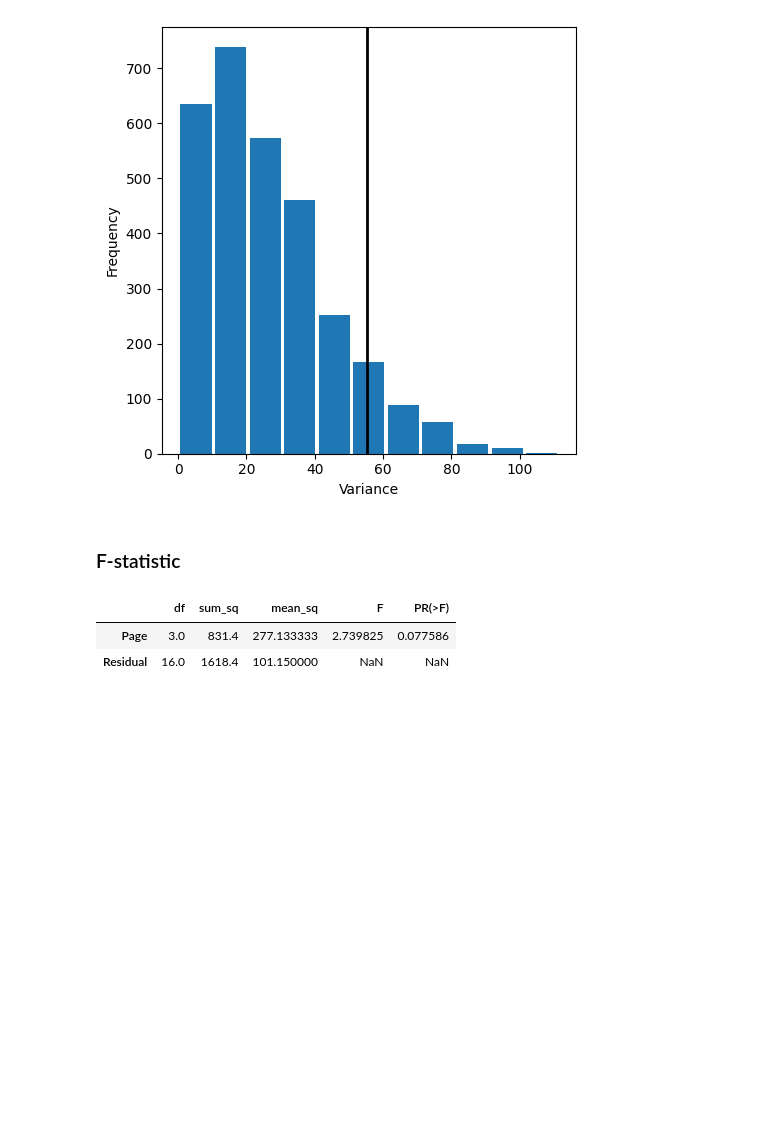
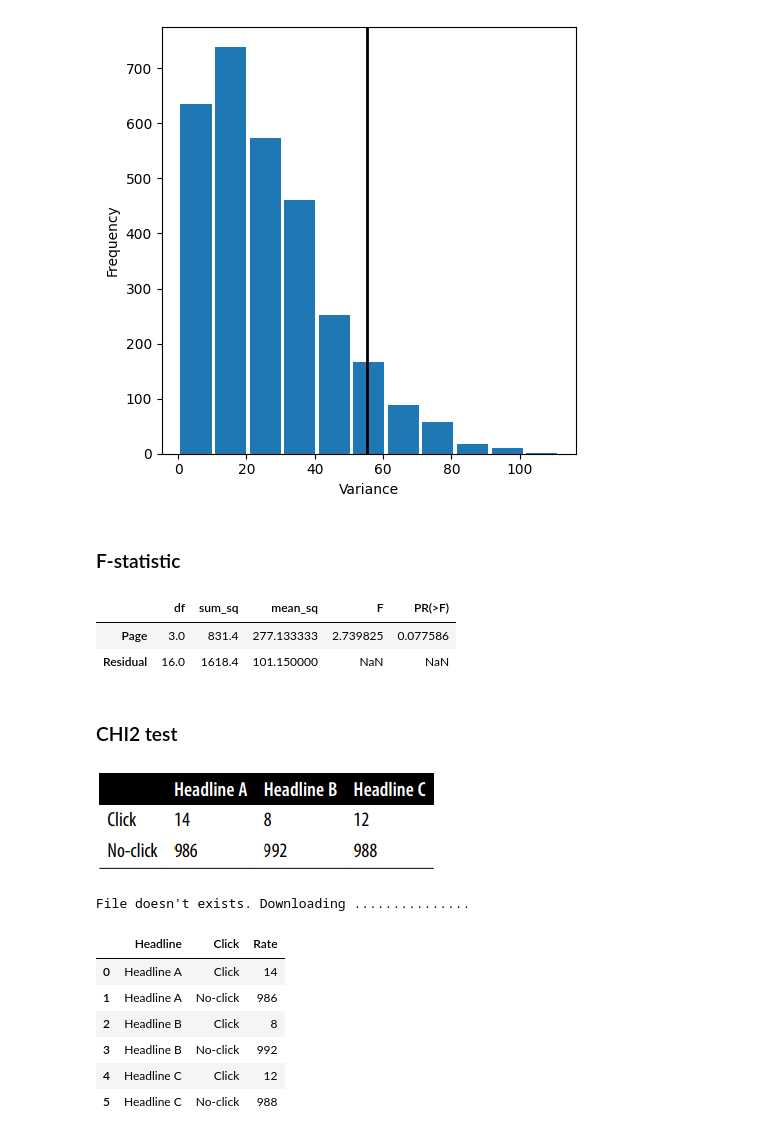
Before and after one commit to RijalChirayu/PracticalStatisitcs, a Jupyter notebook: chapter_3.ipynb, the cells around one changed output. Drawn from its saved outputs; the diff is of its cells as text; code cells hidden in the pictures; blank space fills up the shorter version.

```diff
--- a/chapter_3.ipynb
+++ b/chapter_3.ipynb
@@ -195,3 +195,22 @@ aov_table
 |  | df | sum_sq | mean_sq | F | PR(>F) |
 | Page | 3.0 | 831.4 | 277.133333 | 2.739825 | 0.077586 |
 | Residual | 16.0 | 1618.4 | 101.150000 | NaN | NaN |
+# %% [markdown]
+### CHI2 test
+# %% [markdown]
+![image.png](attachment:image.png)
+# %%
+clicks = get_dataset(url = "https://raw.githubusercontent.com/gedeck/practical-statistics-for-data-scientists/refs/heads/master/data/click_rates.csv" ,
+                     file_name="clicks" )
+# %% [output]
+File doesn't exists. Downloading ...............
+# %%
+clicks
+# %% [output]
+|  | Headline | Click | Rate |
+| 0 | Headline A | Click | 14 |
+| 1 | Headline A | No-click | 986 |
+| 2 | Headline B | Click | 8 |
+| 3 | Headline B | No-click | 992 |
+| 4 | Headline C | Click | 12 |
+| 5 | Headline C | No-click | 988 |
```
Also changed, not shown: parts of 17 cells of this notebook, 1 other file.
